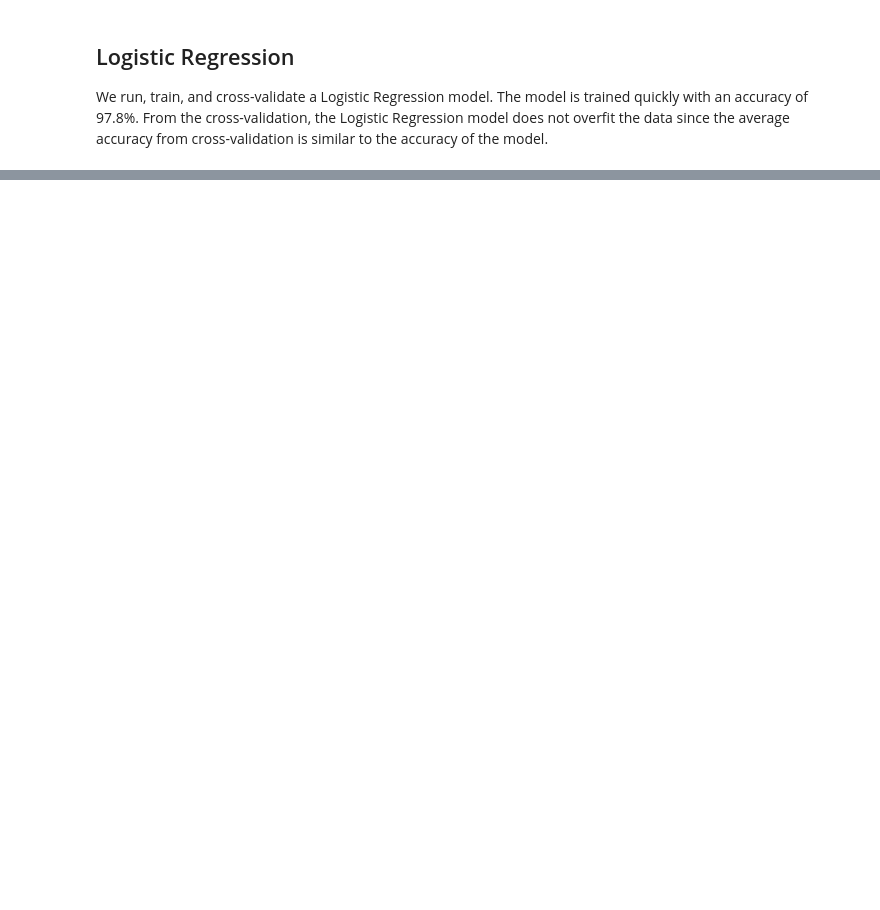
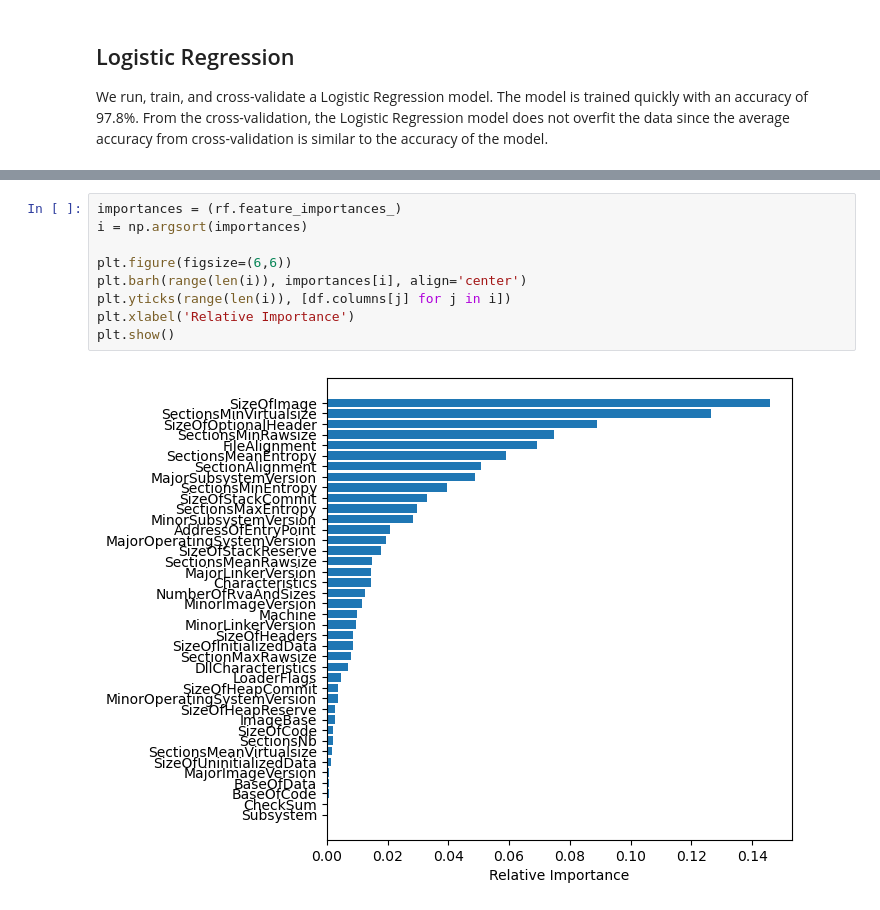
Before and after one commit to tsimhadri-ews/internproject, a Jupyter notebook: src/malwaretest.ipynb, the cells around one changed output, grey strips where cells are left out. Drawn from its saved outputs; the diff is of its cells as text; blank space fills up the shorter version.

```diff
--- a/src/malwaretest.ipynb
+++ b/src/malwaretest.ipynb
@@ -255,0 +273,11 @@ Standard deviation of CV accuracy: 0.011987195003849697
+# %%
+importances = (rf.feature_importances_)
+i = np.argsort(importances)
+
+plt.figure(figsize=(6,6))
+plt.barh(range(len(i)), importances[i], align='center')
+plt.yticks(range(len(i)), [df.columns[j] for j in i])
+plt.xlabel('Relative Importance')
+plt.show()
+# %% [output]
+[figure, added]
```
Also changed, not shown: parts of 20 cells of this notebook, 1 other file.
